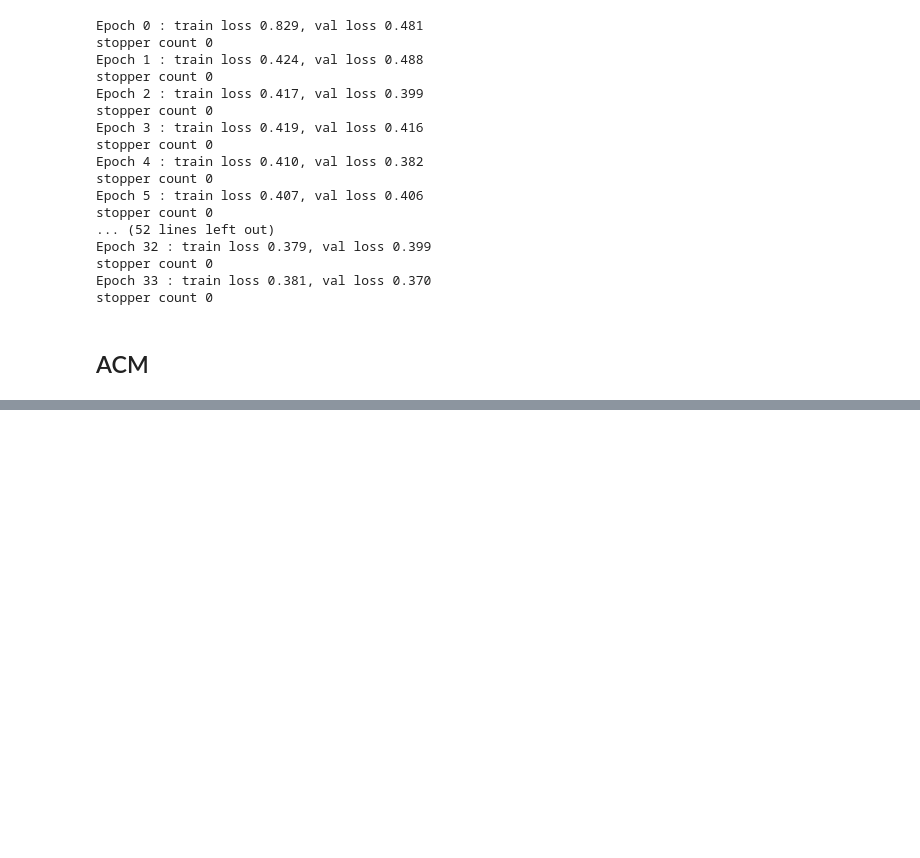
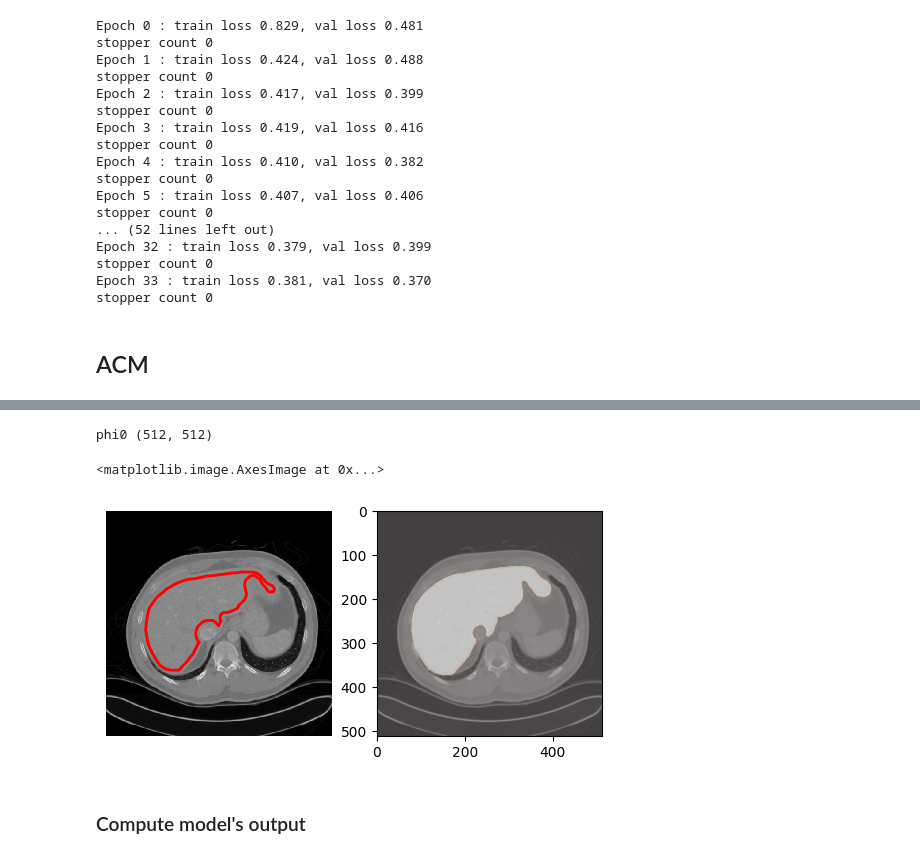
Before and after one commit to InesVATI/active_contour_cnn, a Jupyter notebook: src/experiments.ipynb, the cells around one changed output, grey strips where cells are left out. Saved outputs shown, nothing was run; the diff lists cells and outputs as text; code cells hidden in the pictures; blank space fills up the shorter version.

```diff
--- a/src/experiments.ipynb
+++ b/src/experiments.ipynb
@@ -553 +599,26 @@ plot_learning_curves(train_loss, val_loss)
+# %%
+def get_initial_levelset(layer_label_map, threshold : int = 0):
+    seg_map = np.where( layer_label_map < threshold, 1, 0)
+    phi0 = ndimage.distance_transform_edt(1 - seg_map) - ndimage.distance_transform_edt(seg_map)
+    return phi0
+# %%
+phi0 = get_initial_levelset(gt_label_map, threshold=-1)
+print('phi0', phi0.shape)
+
+# enhanced_img = np.where(img<1e-1, 10*img, img)
+# plot_levelset(phi0, 0, enhanced_img )
+# plt.show()
+plt.subplot(1, 2, 1)
+plot_levelset(phi0, 0, img )
+# plt.imshow(pred_label_map<=0, cmap='hot', alpha=.5)
+
+plt.subplot(1, 2, 2)
+plt.imshow(gt_label_map<=0, cmap='hot', alpha=.5)
+plt.imshow(img, cmap='gray', alpha=.5)
+# %% [output]
+phi0 (512, 512)
+<matplotlib.image.AxesImage at 0x...>
+[figure, added]
+# %% [markdown]
+### Compute model's output
 # %%
```
Also changed, not shown: parts of 49 cells of this notebook, 4 other files.
